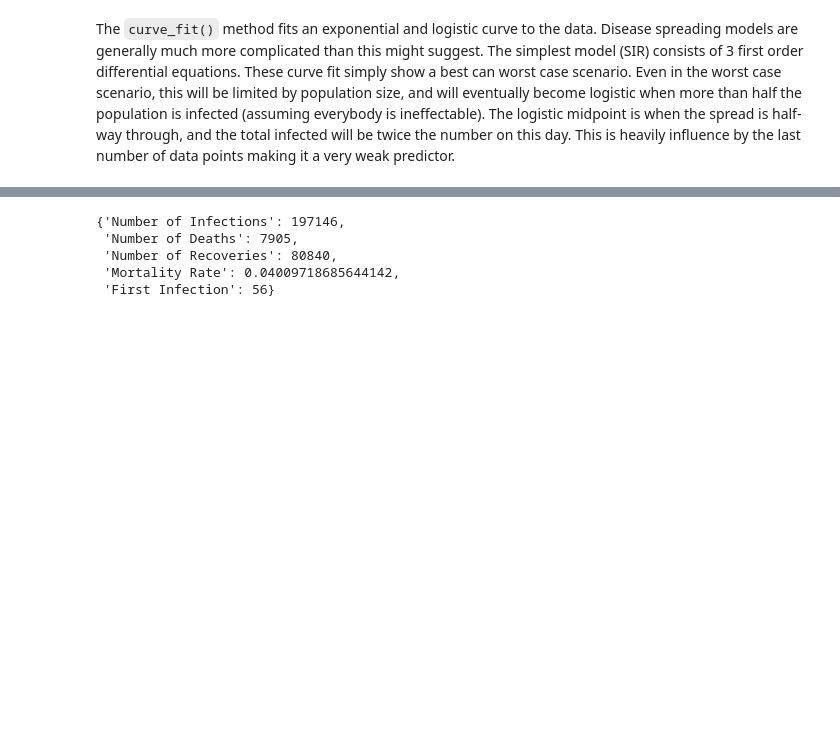
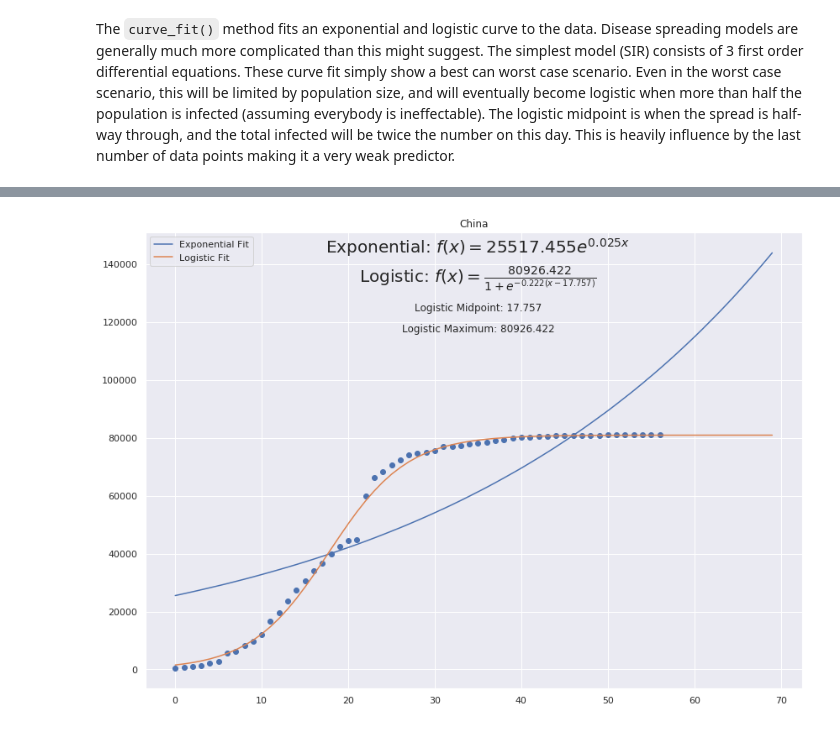
Before and after one commit to mariusroets/notebooks, a Jupyter notebook: corona.ipynb, the cells around one changed output, grey strips where cells are left out. Saved outputs shown, nothing was run; the diff lists cells and outputs as text; code cells hidden in the pictures; blank space fills up the shorter version.

```diff
--- a/corona.ipynb
+++ b/corona.ipynb
@@ -74,8 +72,4 @@ data = corona.country_stats()
-# %%
-data
-# %% [output]
-{'Number of Infections': 197146,
- 'Number of Deaths': 7905,
- 'Number of Recoveries': 80840,
- 'Mortality Rate': 0.04009718685644142,
- 'First Infection': 56}
+# %%
+corona.curve_fit('China', 70)
+# %% [output]
+[figure, added]
```
Also changed, not shown: parts of 11 cells of this notebook.
